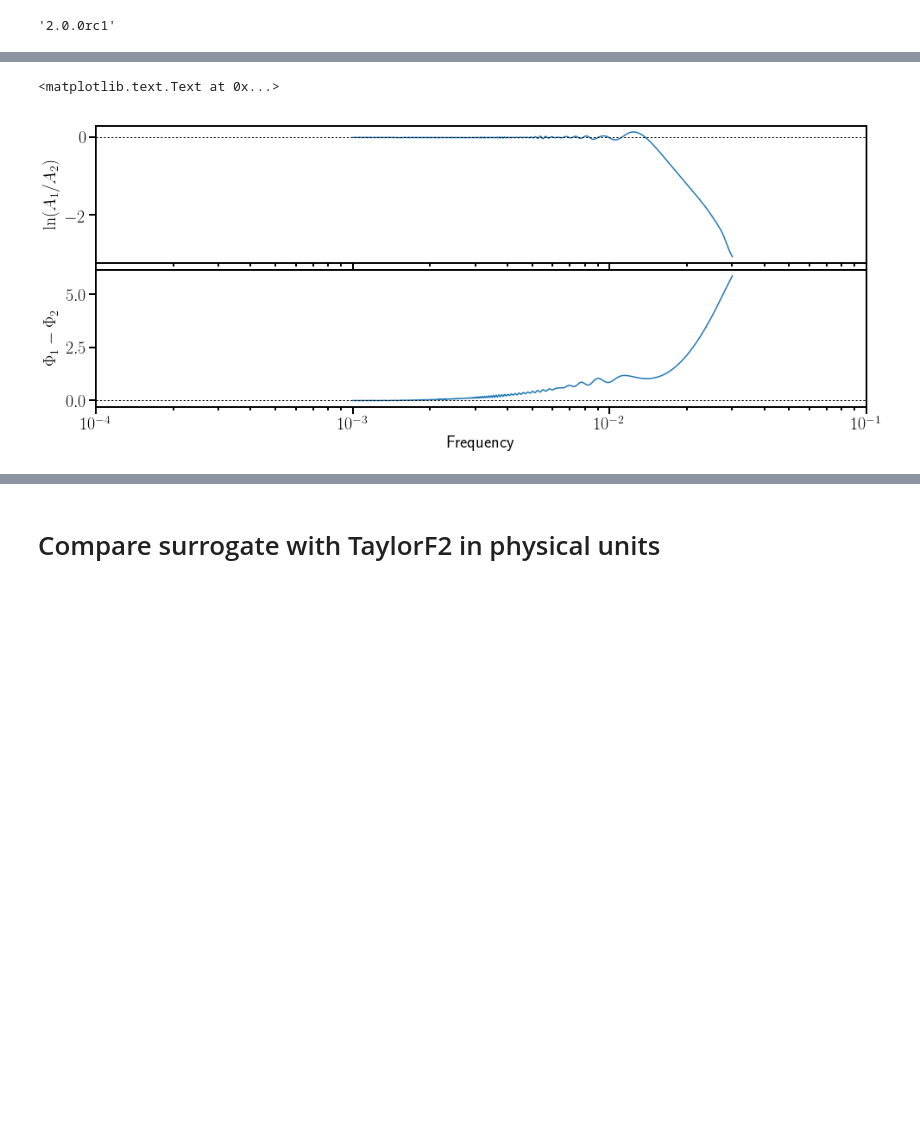
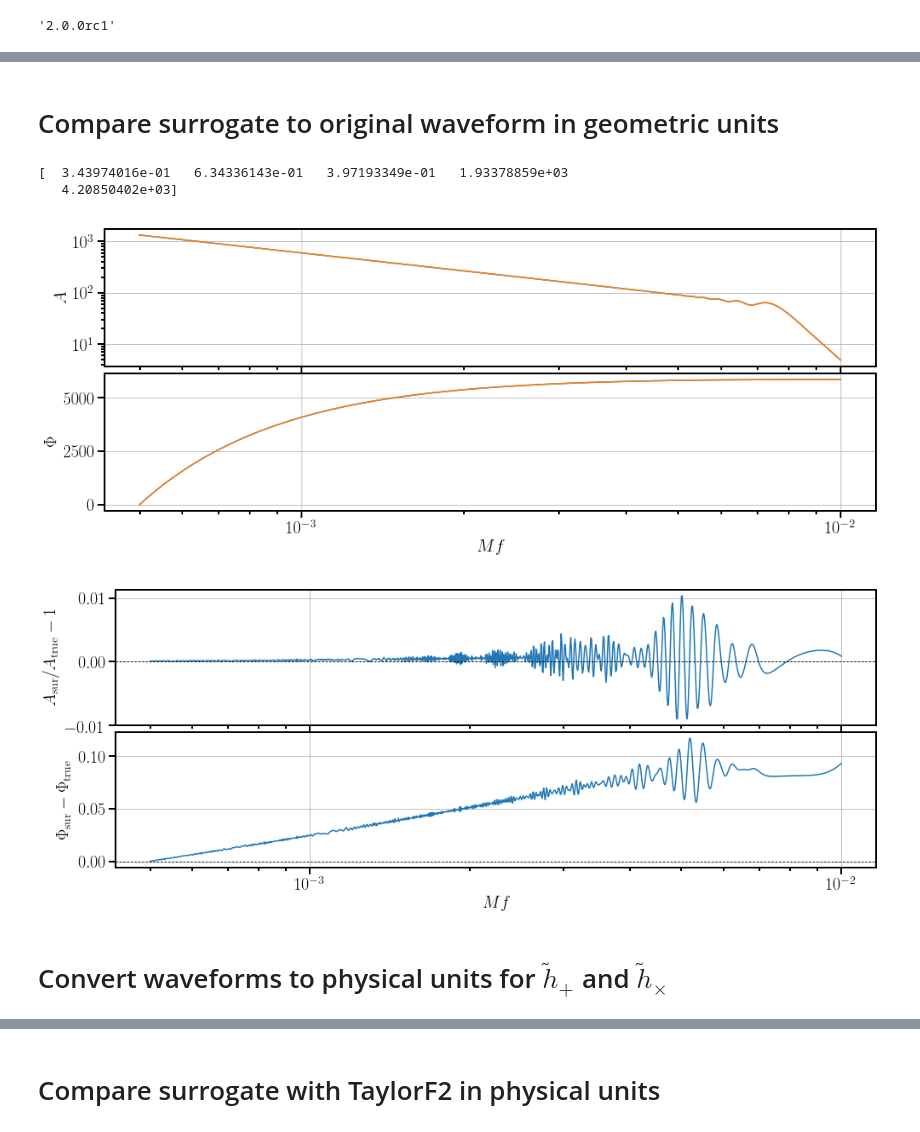
Before and after one commit to benjaminlackey/gpsurrogate, a Jupyter notebook: notebooks/SurrogateDiagnostics.ipynb, the cells around one changed output, grey strips where cells are left out. Saved outputs shown, nothing was run; the diff lists cells and outputs as text; code cells hidden in the pictures; blank space fills up the shorter version.

```diff
--- a/notebooks/SurrogateDiagnostics.ipynb
+++ b/notebooks/SurrogateDiagnostics.ipynb
@@ -102,6 +100,8 @@ def geometric_waveform_to_physical_hp_hc(h_geom, mtot, distance, inclination, f_
     return freq, h_plus, h_cross
 # %%
 def physical_to_pycbc_frequency_series(freq, h_plus, h_cross):
+    """Convert numpy arrays to pycbc frequency series.
+    """
     delta_f = freq[1]-freq[0]
     hp_fs = pycbc.types.FrequencySeries(h_plus, delta_f=delta_f)
     hc_fs = pycbc.types.FrequencySeries(h_cross, delta_f=delta_f)
@@ -132,11 +132,13 @@ class GPSurrogate(object):
         # same frequencies as h_diff_sur. !!!!!!!!!
         # Is it possible to get the functions that create the amplitude and phase?
         q, s1, s2, lambda1, lambda2 = params
-        delta_mf = 5.0e-7
+        delta_mf = 1.0e-8
         h_ref = lalwaveform.dimensionless_fd_waveform(approximant='TaylorF2',
-                                  q=1.0, spin1z=s1, spin2z=s2,
+                                  q=q, spin1z=s1, spin2z=s2,
                                   lambda1=lambda1, lambda2=lambda2,
-                                  mf_min=mf_start, mf_max=mf_end, delta_mf=delta_mf)
+                                  mf_min=self.mf_start, mf_max=self.mf_end, delta_mf=delta_mf)
+        # Reference waveform has zero starting phase
+        h_ref.add_phase(remove_start_phase=True)
         return h_ref
 
     def amp_phase_difference(self, params):
@@ -166,9 +168,11 @@ class GPSurrogate(object):
                           spin1z=None, spin2z=None,
                           lambda1=None, lambda2=None,
                           delta_f=None, f_min=None, f_max=None, f_ref=None,
-                          distance=None, inclination=None, coa_phase=None):
+                          distance=None, inclination=None, phi_ref=None):
         """Construct pycbc FrequencySeries of ~hp and ~hc with physical units.
         """
+        #TODO: phi_ref is the phase at f_ref. These are not currently set.
+
         ################ Check for correct input ################
         #if f_lower < 100.0 or f_lower>700.0: raise ValueError('f_lower must be in range [100, 700]Hz')
         if spin1z < -0.7 or spin1z > 0.7 or spin2z < -0.7 or spin2z > 0.7:
@@ -196,5 +200,6 @@ class GPSurrogate(object):
 
         freq, h_plus, h_cross = geometric_waveform_to_physical_hp_hc(h_geom, mtot, distance, inclination,
                                                                      f_min, f_max, delta_f)
+        #return freq, h_plus, h_cross
         hp_fs, hc_fs = physical_to_pycbc_frequency_series(freq, h_plus, h_cross)
         return hp_fs, hc_fs
@@ -530,11 +316,0 @@ print mf_to_f(1.0e-4, 4.0), mf_to_f(0.03, 4.0)
-# %%
-fig, (ax1, ax2) = wave.plot_waveforms_fd([hdiffsur])
-ax1.axhline(0, ls=':', c='k', lw=1)
-ax2.axhline(0, ls=':', c='k', lw=1)
-ax2.set_xlim(1.0e-4, 0.1)
-
-ax1.set_ylabel(r'$\ln(A_1/A_2)$')
-ax2.set_ylabel(r'$\Phi_1-\Phi_2$')
-# %% [output]
-<matplotlib.text.Text at 0x...>
-[figure, removed]
@@ -540,0 +327,2 @@ ax2.set_ylabel(r'$\Phi_1-\Phi_2$')
+# %% [markdown]
+# Compare surrogate to original waveform in geometric units
@@ -540,0 +335,36 @@ ax2.set_ylabel(r'$\Phi_1-\Phi_2$')
+# %%
+trainset = ws.HDF5WaveformSet('../data/h_training_set.hdf5')
+testset_rand = ws.HDF5WaveformSet('../data/h_test_set_rand.hdf5')
+testset_uni = ws.HDF5WaveformSet('../data/h_test_set_uniform.hdf5')
+# %%
+i = 999
+#h_true = trainset[i]
+#params = trainset.get_waveform(i, data='parameters')
+h_true = testset_rand[i]
+params = testset_rand.get_waveform(i, data='parameters')
+print params
+h_sur = sur(params)
+
+# Plot h_true and h_sur
+fig, (ax1, ax2) = wave.plot_waveforms_fd([h_sur, h_true])
+ax1.set_yscale('log')
+ax1.set_ylabel(r'$A$')
+ax2.set_ylabel(r'$\Phi$')
+ax2.set_xlabel(r'$Mf$')
+ax1.grid()
+ax2.grid()
+
+# Plot error
+fig, (ax1, ax2) = wave.plot_waveform_difference_fd(h_sur, h_true, xi=None, xf=None, npoints=1000)
+ax1.set_ylabel(r'$A_{\rm sur}/A_{\rm true} - 1$')
+ax2.set_ylabel(r'$\Phi_{\rm sur} - \Phi_{\rm true}$')
+ax2.set_xlabel(r'$Mf$')
+ax1.grid()
+ax2.grid()
+# %% [output]
+[  3.43974016e-01   6.34336143e-01   3.97193349e-01   1.93378859e+03
+   4.20850402e+03]
+[figure, added]
+[figure, added]
+# %% [markdown]
+# Convert waveforms to physical units for $\tilde h_+$ and $\tilde h_\times$
```
Also changed, not shown: parts of 51 cells of this notebook, 7 other files.
